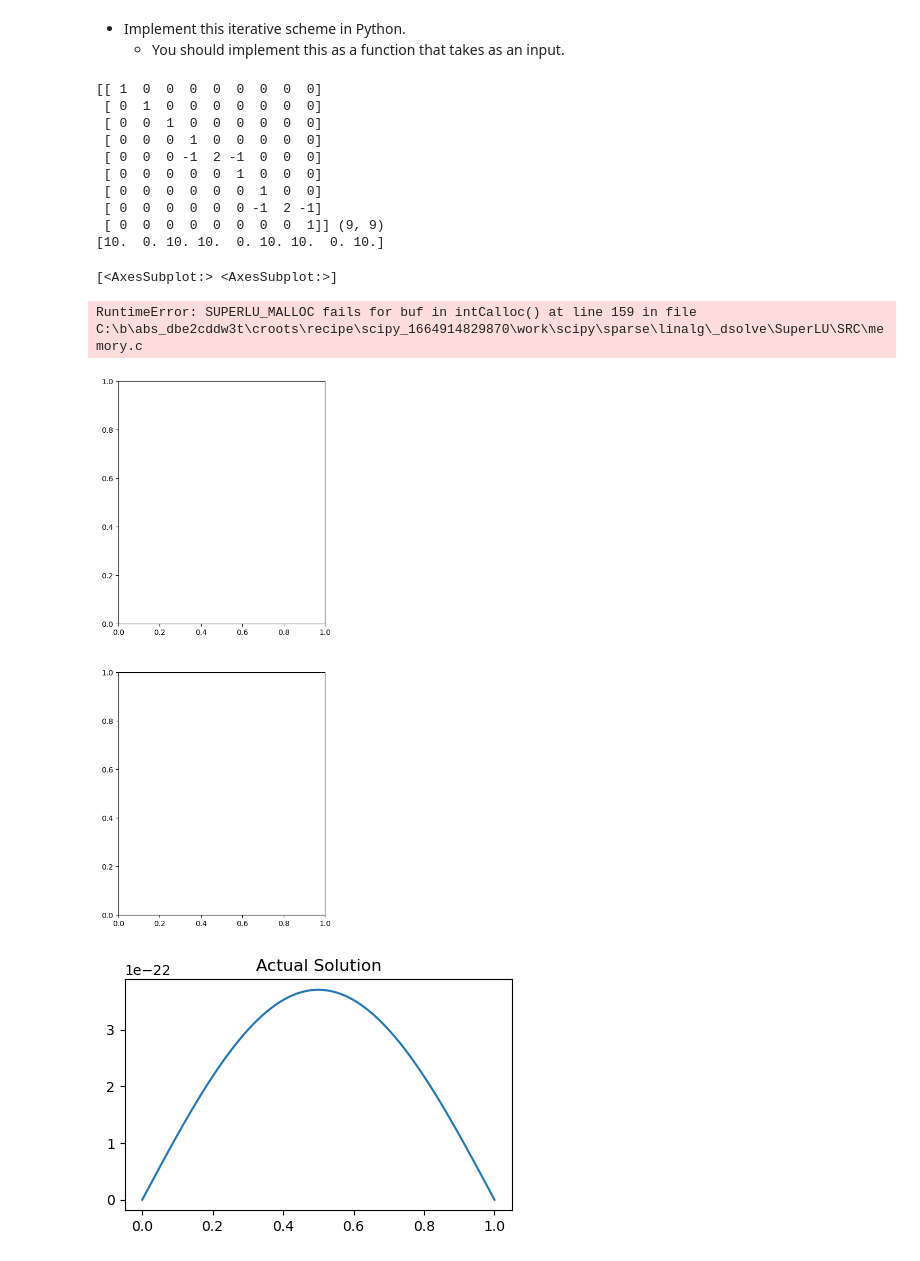
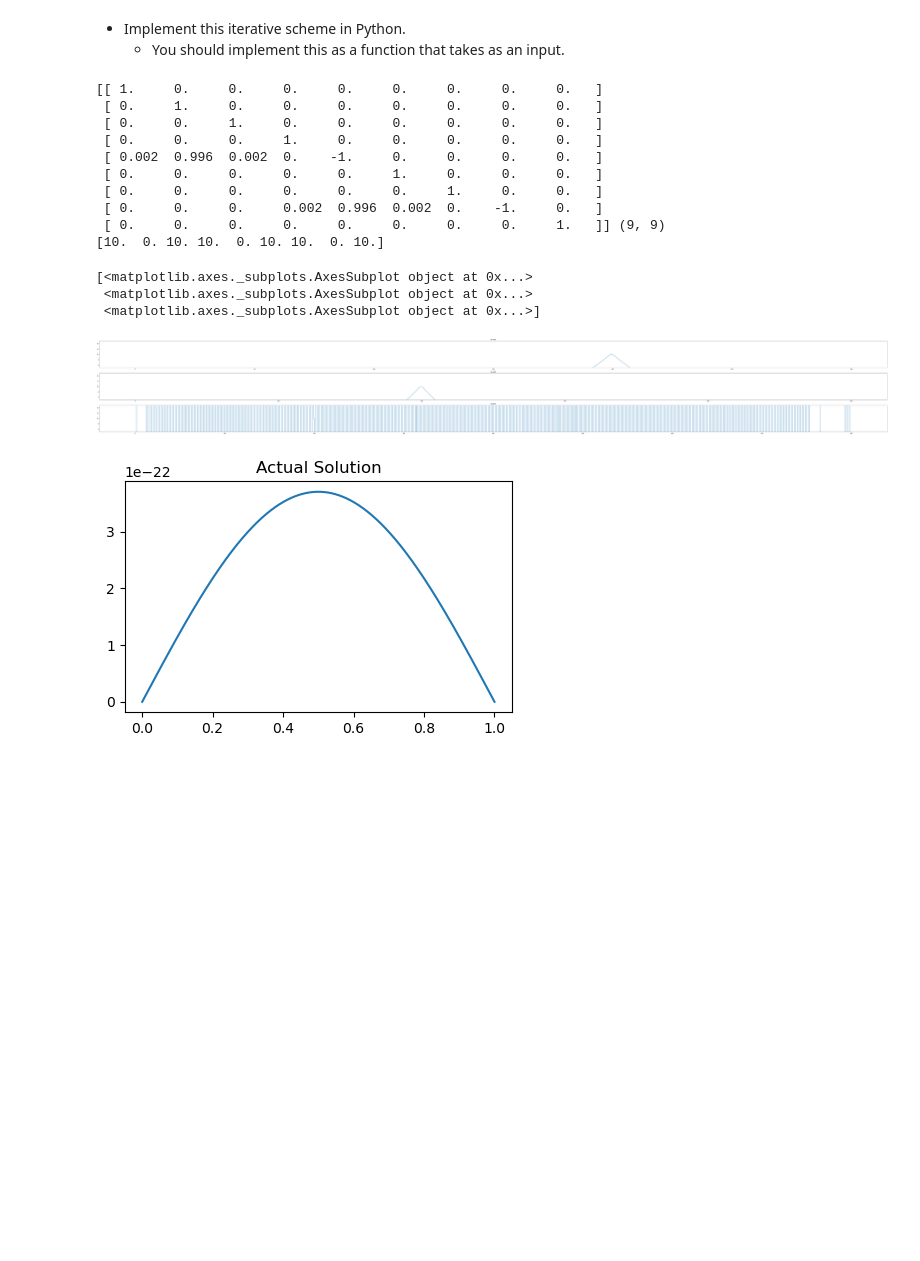
Before and after one commit to YRYoung/HPC, a Jupyter notebook: Assigenment/Assignment_2.ipynb, the cells around one changed output. Saved outputs shown, nothing was run; the diff lists cells and outputs as text; code cells hidden in the pictures; blank space fills up the shorter version.

```diff
--- a/Assigenment/Assignment_2.ipynb
+++ b/Assigenment/Assignment_2.ipynb
@@ -224,9 +224,9 @@ def generate_tem_mat(N):
                 data.append(1)
                 f[location] = 10 if i == 0 or i == N else 0
             else:
-                row_ind += [location] * 3
-                col_ind += [location - 1, location, location + 1]
-                data += [-1, 2, -1]
+                row_ind += [location] * 4
+                col_ind += [location - (N+2), location -(N+1), location - N, location]
+                data += [N / 1000, 1 - N / 500, N / 1000, -1]
                 f[location] = 0
 
     # print(row_ind, '\n')
@@ -238,38 +238,44 @@ A, f = generate_tem_mat(2)
 print(A.toarray(), A.shape)
 print(f)
 # %% [output]
-[[ 1  0  0  0  0  0  0  0  0]
- [ 0  1  0  0  0  0  0  0  0]
- [ 0  0  1  0  0  0  0  0  0]
- [ 0  0  0  1  0  0  0  0  0]
- [ 0  0  0 -1  2 -1  0  0  0]
- [ 0  0  0  0  0  1  0  0  0]
- [ 0  0  0  0  0  0  1  0  0]
- [ 0  0  0  0  0  0 -1  2 -1]
- [ 0  0  0  0  0  0  0  0  1]] (9, 9)
+[[ 1.     0.     0.     0.     0.     0.     0.     0.     0.   ]
+ [ 0.     1.     0.     0.     0.     0.     0.     0.     0.   ]
+ [ 0.     0.     1.     0.     0.     0.     0.     0.     0.   ]
+ [ 0.     0.     0.     1.     0.     0.     0.     0.     0.   ]
+ [ 0.002  0.996  0.002  0.    -1.     0.     0.     0.     0.   ]
+ [ 0.     0.     0.     0.     0.     1.     0.     0.     0.   ]
+ [ 0.     0.     0.     0.     0.     0.     1.     0.     0.   ]
+ [ 0.     0.     0.     0.002  0.996  0.002  0.    -1.     0.   ]
+ [ 0.     0.     0.     0.     0.     0.     0.     0.     1.   ]] (9, 9)
 [10.  0. 10. 10.  0. 10. 10.  0. 10.]
 # %%
 from scipy.sparse.linalg import spsolve
 import matplotlib.pyplot as plt
 
-fig, ax = plt.subplots(2, 1, figsize=(5, 13))
+fig, ax = plt.subplots(3, 1, figsize=(110, 13))
 print(ax)
-t = 399
-for i, N in enumerate([ 4000, 5000]):
+t = 200
+for i, N in enumerate([300,500,800]):
     A, f = generate_tem_mat(N)
     u = spsolve(A, f)
-    print(u.shape)
 
+    ax[i].set_ylim(5,15)
     x = np.linspace(0, N, N + 1)
-    ax[i].plot(x, u[N * (t - 1):t * N + 1])
+    ax[i].plot(x, u[N * (t):(t+1) * N + 1])
     # ax[i].plot(x, u[t - 1:len(u):N + 1])
+
+    # x=np.linspace(0,(N+1)**2+1,(N+1)**2)
+    # ax[i].plot(x[:500], u[:500])
+
+
     ax[i].set_title('N=' + str(N))
 
 plt.show()
 # %% [output]
-[<AxesSubplot:> <AxesSubplot:>]
+[<matplotlib.axes._subplots.AxesSubplot object at 0x...>
+ <matplotlib.axes._subplots.AxesSubplot object at 0x...>
+ <matplotlib.axes._subplots.AxesSubplot object at 0x...>]
-RuntimeError: SUPERLU_MALLOC fails for buf in intCalloc() at line 159 in file C:\b\abs_dbe2cddw3t\croots\recipe\scipy_1664914829870\work\scipy\sparse\linalg\_dsolve\SuperLU\SRC\memory.c
-[figure, old version]
+[figure, new version]
 # %%
 x = np.linspace(0, 1, 1000)
 t = 5
```
Also changed, not shown: parts of 1 cell of this notebook.
